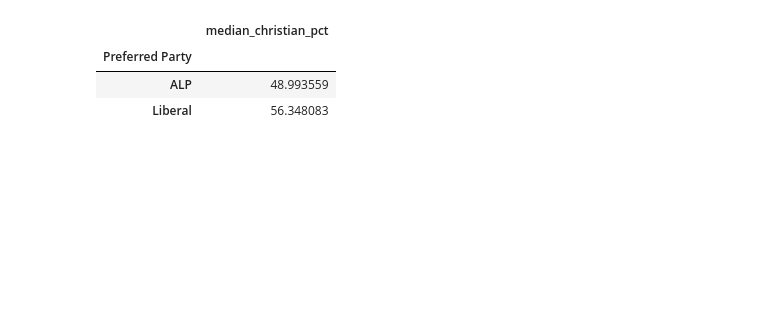
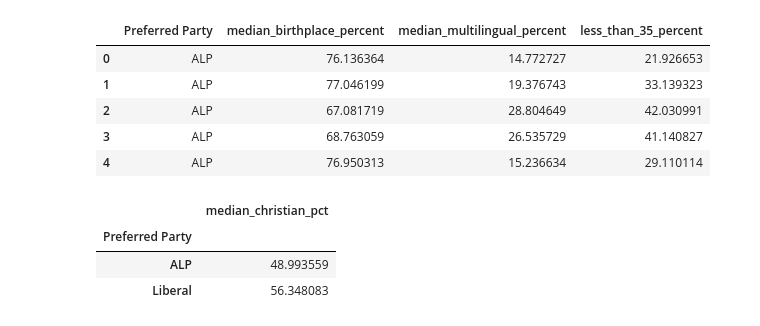
Before and after one commit to will-kent/Python, a Jupyter notebook: Data Visualisation/Federal Election 2019/Jupyter Notebooks/Radar_Chart.ipynb, the cells around one changed output. Saved outputs shown, nothing was run; the diff lists cells and outputs as text; code cells hidden in the pictures; blank space fills up the shorter version.

```diff
--- a/Data Visualisation/Federal Election 2019/Jupyter Notebooks/Radar_Chart.ipynb
+++ b/Data Visualisation/Federal Election 2019/Jupyter Notebooks/Radar_Chart.ipynb
@@ -46,3 +45,19 @@ cdf = pd.read_csv("..\Data\census_selected_statistics.csv")
+# %%
+# Get Census data for Selected Characteristics
+cdf1 = pd.read_csv("..\Data\census_selected_characteristics.csv")
+cdf1["less_than_35_percent"] = (cdf1["age_20_24_percent"] + cdf1["age_25_34_percent"] + cdf1["age_35_44_percent"]) * 100
+cdf1["median_birthplace_percent"] = cdf1["birthplace_australia_percent"] * 100
+cdf1["median_multilingual_percent"] = (1- cdf1["lang_eng_only_percent"]) * 100
+cdf1 = cdf1[["sa2_maincode_2016","median_birthplace_percent","median_multilingual_percent","less_than_35_percent"]]
 # %%
-df = pd.merge(vdf, cdf, left_on = "SA2_MAIN16", right_on = "sa2_maincode_2016")
+df = pd.merge(vdf, cdf1, left_on = "SA2_MAIN16", right_on = "sa2_maincode_2016")
 df["Preferred Party"] = np.where(df["liberal/national coalition votes"] / df["totalvotes"] > 0.5, "Liberal", "ALP")
+df = df[["Preferred Party","median_birthplace_percent","median_multilingual_percent","less_than_35_percent"]]
+df.head()
+# %% [output]
+|  | Preferred Party | median_birthplace_percent | median_multilingual_percent | less_than_35_percent |
+| 0 | ALP | 76.136364 | 14.772727 | 21.926653 |
+| 1 | ALP | 77.046199 | 19.376743 | 33.139323 |
+| 2 | ALP | 67.081719 | 28.804649 | 42.030991 |
+| 3 | ALP | 68.763059 | 26.535729 | 41.140827 |
+| 4 | ALP | 76.950313 | 15.236634 | 29.110114 |
```
Also changed, not shown: parts of 9 cells of this notebook, 5 other files.
